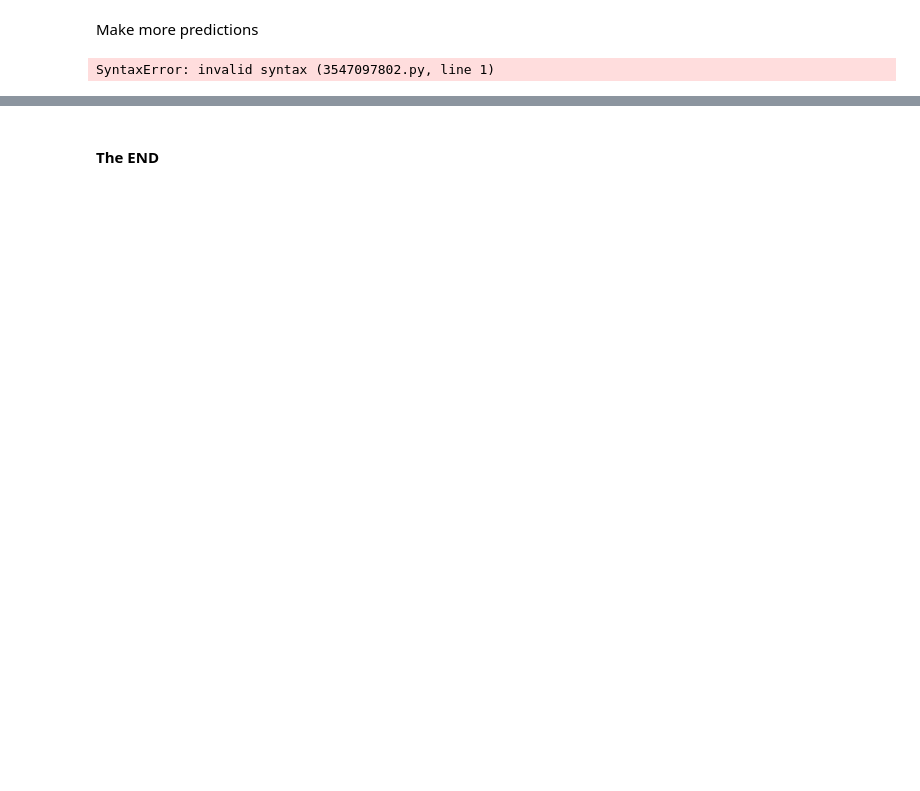
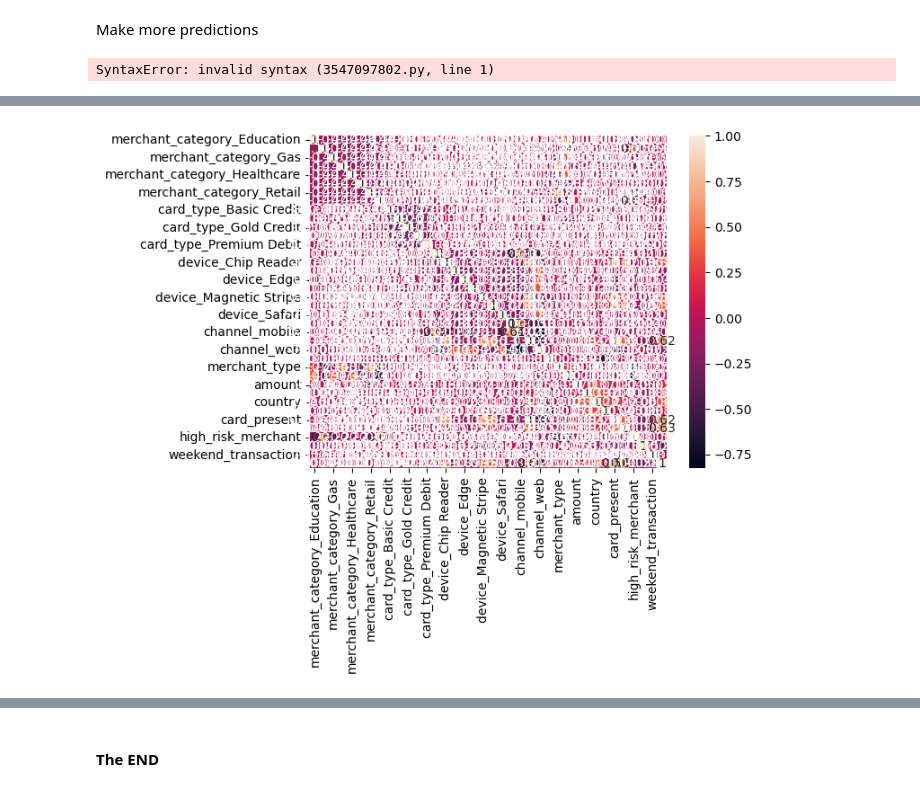
Before and after one commit to sushanka-khadka/hackathon, a Jupyter notebook: fraud 5.ipynb, the cells around one changed output, grey strips where cells are left out. Cells and saved outputs as stored; diff of their text form; code cells hidden in the pictures; blank space fills up the shorter version.

```diff
--- a/fraud 5.ipynb
+++ b/fraud 5.ipynb
@@ -388,0 +421,2 @@ SyntaxError: invalid syntax (3547097802.py, line 1)
+# %%
+df_for_eda = X_train_enc
@@ -388,0 +433,2 @@ SyntaxError: invalid syntax (3547097802.py, line 1)
+# %%
+df_for_eda['target'] = y_train_enc
@@ -388,0 +453,23 @@ SyntaxError: invalid syntax (3547097802.py, line 1)
+# %%
+# cat plots of target with different columns
+import seaborn as sns
+
+sns.heatmap(df_for_eda[['merchant_category_Education', 'merchant_category_Entertainment',
+       'merchant_category_Gas', 'merchant_category_Grocery',
+       'merchant_category_Healthcare', 'merchant_category_Restaurant',
+       'merchant_category_Retail', 'merchant_category_Travel',
+       'card_type_Basic Credit', 'card_type_Basic Debit',
+       'card_type_Gold Credit', 'card_type_Platinum Credit',
+       'card_type_Premium Debit', 'device_Android App', 'device_Chip Reader',
+       'device_Chrome', 'device_Edge', 'device_Firefox',
+       'device_Magnetic Stripe', 'device_NFC Payment', 'device_Safari',
+       'device_iOS App', 'channel_mobile', 'channel_pos', 'channel_web',
+       'city_size', 'merchant_type', 'merchant', 'amount', 'currency',
+       'country', 'city', 'card_present', 'distance_from_home',
+       'high_risk_merchant', 'transaction_hour', 'weekend_transaction',
+       'target']].corr(),
+            annot=True
+           )
+plt.show()
+# %% [output]
+[figure, added]
```
Also changed, not shown: parts of 93 cells of this notebook.
